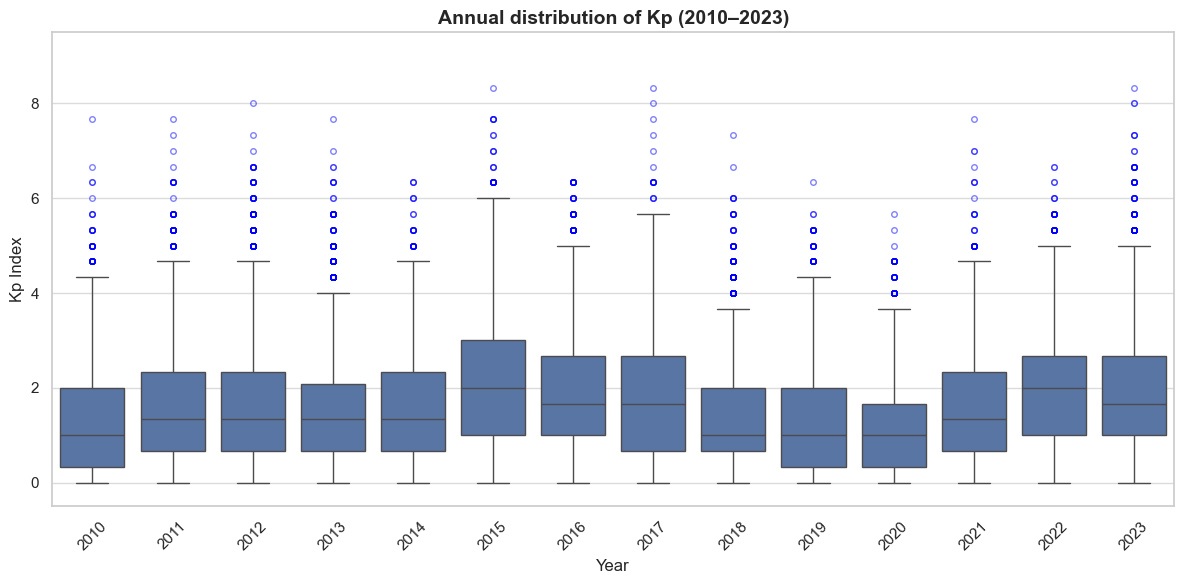
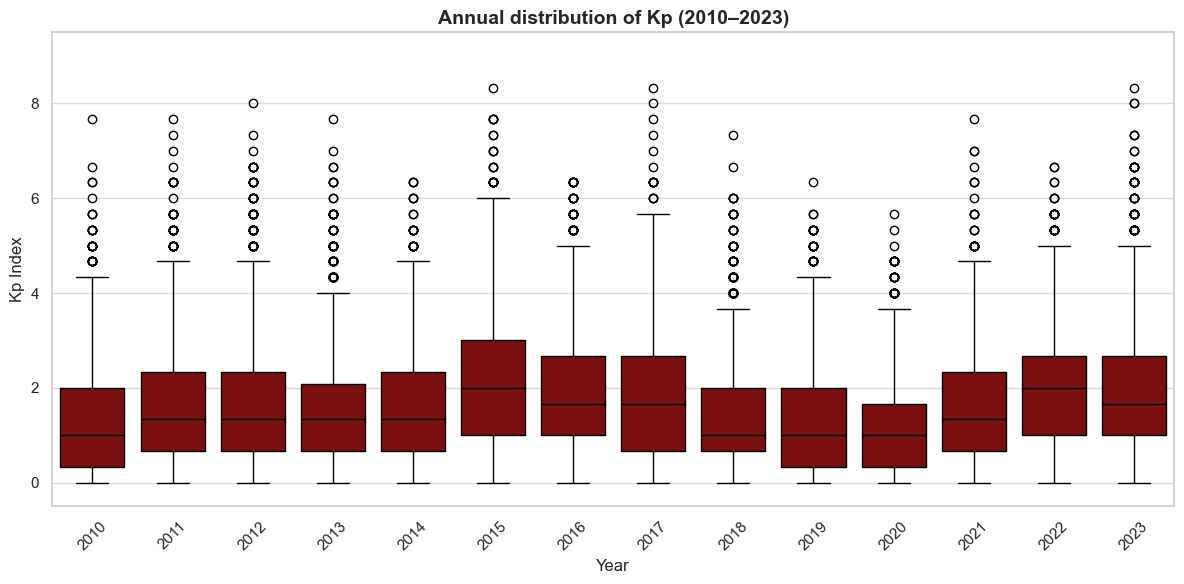
Code edit (unified diff) that turned the first committed figure into the second:
--- before
+++ after
@@ -3,10 +3,10 @@
 
 plt.figure(figsize=(12, 6))
-sns.boxplot(data=df_kp, x="year", y="Kp", flierprops={"marker": "o", "markeredgecolor": "blue", "markersize": 4, "alpha": 0.5})
+sns.boxplot(data=df_kp, x="year", y="Kp", color = 'darkred', linecolor = 'black')
 
 plt.title("Annual distribution of Kp (2010–2023)", fontsize=14, fontweight="bold")
 plt.xlabel("Year", fontsize=12)
 plt.ylabel("Kp Index", fontsize=12)
-plt.ylim(-0.5, 9.5) 
+plt.ylim(-0.5, 9.5)
 plt.xticks(rotation=45)
 plt.tight_layout()

Commit: boxplot SN y marginales, falta la conjunta